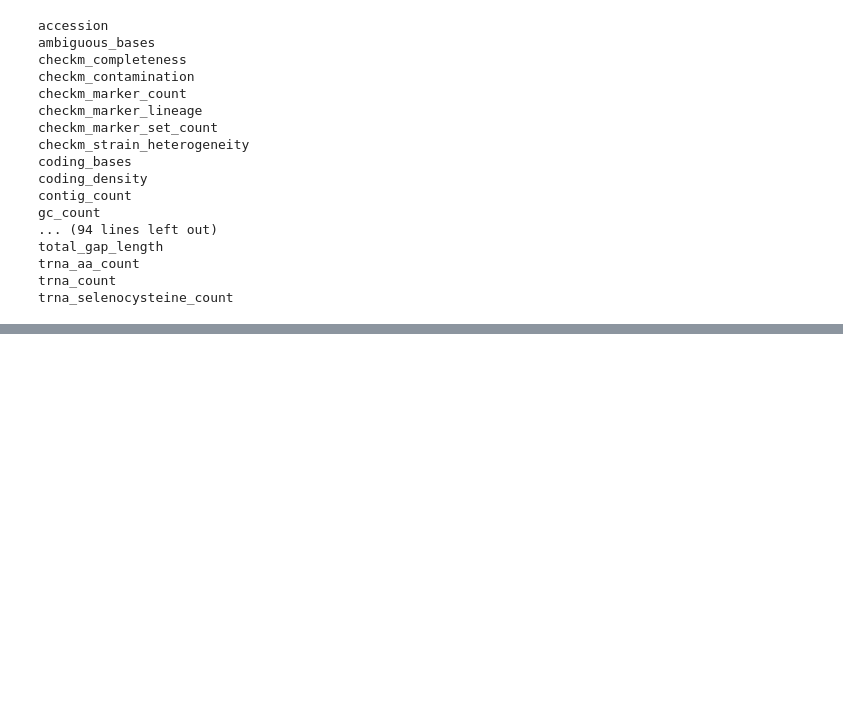
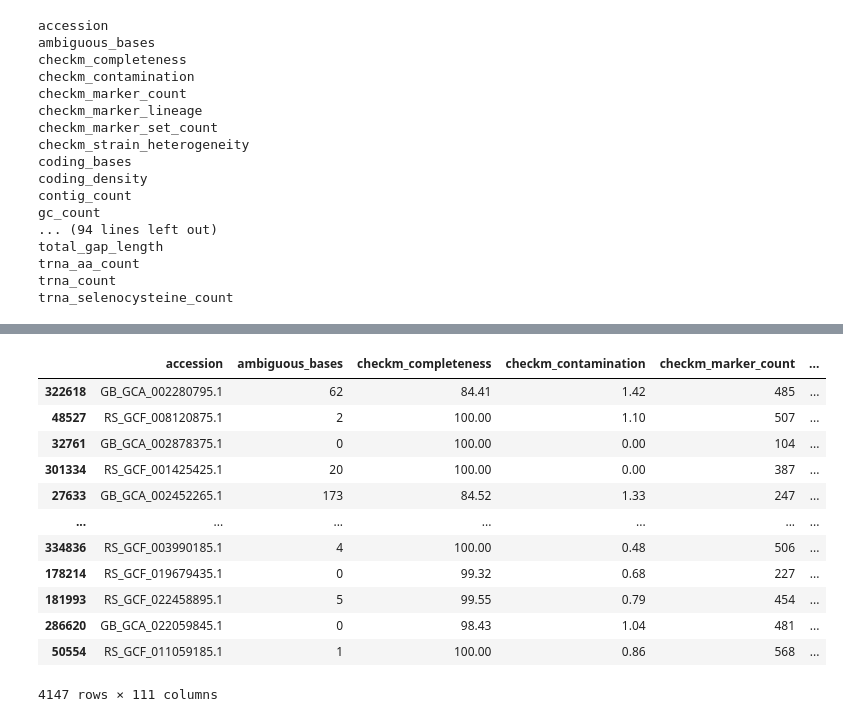
Before and after one commit to GZHoffie/TDT, a Jupyter notebook: gtdb_utils/metadata.ipynb, the cells around one changed output, grey strips where cells are left out. Saved outputs shown, nothing was run; the diff lists cells and outputs as text; code cells hidden in the pictures; blank space fills up the shorter version.

Commit message:
parsing metadata

```diff
--- a/gtdb_utils/metadata.ipynb
+++ b/gtdb_utils/metadata.ipynb
@@ -2,4 +2,4 @@
 # import packages
 import pandas as pd
 # %%
-metadata = pd.read_csv("/home/zhenhao/data/taxonomy/bac120_metadata.tsv.gz", sep='\t')
+metadata = pd.read_csv("/mnt/c/Users/guzh/tax_data/bac120_metadata.tsv.gz", sep='\t')
@@ -42,0 +58,4 @@ metadata
+# %%
+from ete4 import NCBITaxa
+
+ncbi = NCBITaxa()
@@ -42,0 +79,33 @@ metadata
+# %%
+def get_genus(taxid):
+    """
+    Get the taxid of the genus given a species taxid.
+    """
+    for i in ncbi.get_lineage(taxid):
+        rank = ncbi.get_rank([i])[i]
+        if rank == 'genus':
+            return i
+    return None
+# %%
+ncbi_genus_taxid = []
+
+for i in metadata["ncbi_species_taxid"]:
+    ncbi_genus_taxid.append(get_genus(i))
+
+metadata["ncbi_genus_taxid"] = ncbi_genus_taxid
+# %%
+metadata.groupby("ncbi_genus_taxid").sample(1)
+# %% [output]
+|  | accession | ambiguous_bases | checkm_completeness | checkm_contamination | checkm_marker_count | ... |
+| 322618 | GB_GCA_002280795.1 | 62 | 84.41 | 1.42 | 485 | ... |
+| 48527 | RS_GCF_008120875.1 | 2 | 100.00 | 1.10 | 507 | ... |
+| 32761 | GB_GCA_002878375.1 | 0 | 100.00 | 0.00 | 104 | ... |
+| 301334 | RS_GCF_001425425.1 | 20 | 100.00 | 0.00 | 387 | ... |
+| 27633 | GB_GCA_002452265.1 | 173 | 84.52 | 1.33 | 247 | ... |
+| ... | ... | ... | ... | ... | ... | ... |
+| 334836 | RS_GCF_003990185.1 | 4 | 100.00 | 0.48 | 506 | ... |
+| 178214 | RS_GCF_019679435.1 | 0 | 99.32 | 0.68 | 227 | ... |
+| 181993 | RS_GCF_022458895.1 | 5 | 99.55 | 0.79 | 454 | ... |
+| 286620 | GB_GCA_022059845.1 | 0 | 98.43 | 1.04 | 481 | ... |
+| 50554 | RS_GCF_011059185.1 | 1 | 100.00 | 0.86 | 568 | ... |
+4147 rows × 111 columns
```
Also changed, not shown: parts of 4 cells of this notebook, 6 other files.
